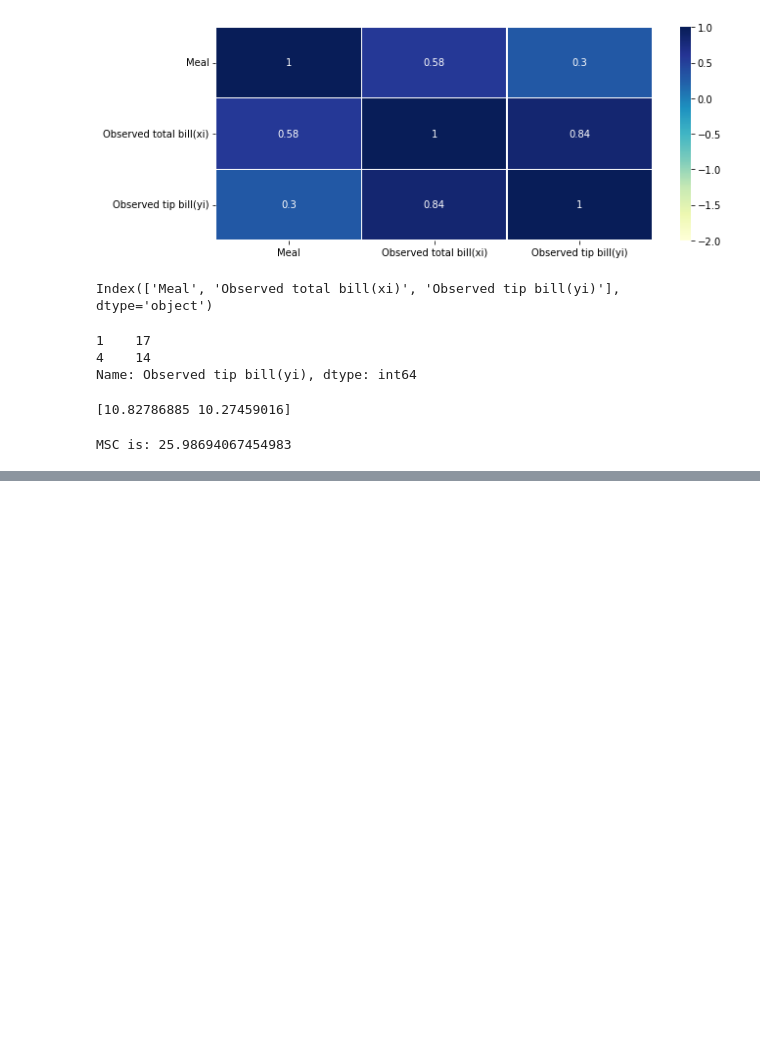
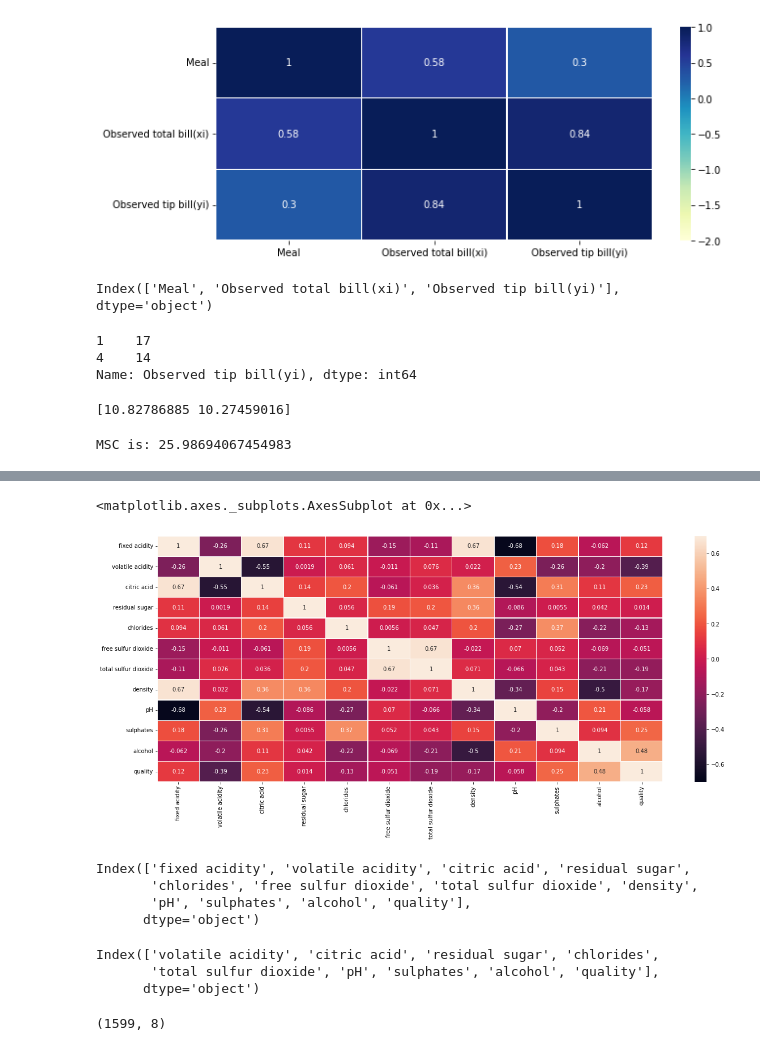
Before and after one commit to shemi024/-Python-Basic, a Jupyter notebook: Copy_of_regg.ipynb, the cells around one changed output, grey strips where cells are left out. Cells and saved outputs as stored; diff of their text form; code cells hidden in the pictures; blank space fills up the shorter version.

```diff
--- a/Copy_of_regg.ipynb
+++ b/Copy_of_regg.ipynb
@@ -80,0 +161,8 @@ MSC is: 25.98694067454983
+# %%
+#find correlation of each variable
+corrmatrix =data.corr()
+plt.subplots(figsize=(20,8))
+sns.heatmap(corrmatrix,vmin=-.7,vmax=0.7,annot=True,linewidths=0.2)
+# %% [output]
+<matplotlib.axes._subplots.AxesSubplot at 0x...>
+[figure, added]
@@ -80,0 +175,14 @@ MSC is: 25.98694067454983
+# %%
+data.columns
+# %% [output]
+Index(['fixed acidity', 'volatile acidity', 'citric acid', 'residual sugar',
+       'chlorides', 'free sulfur dioxide', 'total sulfur dioxide', 'density',
+       'pH', 'sulphates', 'alcohol', 'quality'],
+      dtype='object')
+# %%
+data1=data.drop(['fixed acidity','density','free sulfur dioxide'],axis=1)
+data1.columns
+# %% [output]
+Index(['volatile acidity', 'citric acid', 'residual sugar', 'chlorides',
+       'total sulfur dioxide', 'pH', 'sulphates', 'alcohol', 'quality'],
+      dtype='object')
@@ -80,0 +192,4 @@ MSC is: 25.98694067454983
+# %%
+x.shape
+# %% [output]
+(1599, 8)
```
Also changed, not shown: parts of 37 cells of this notebook.
